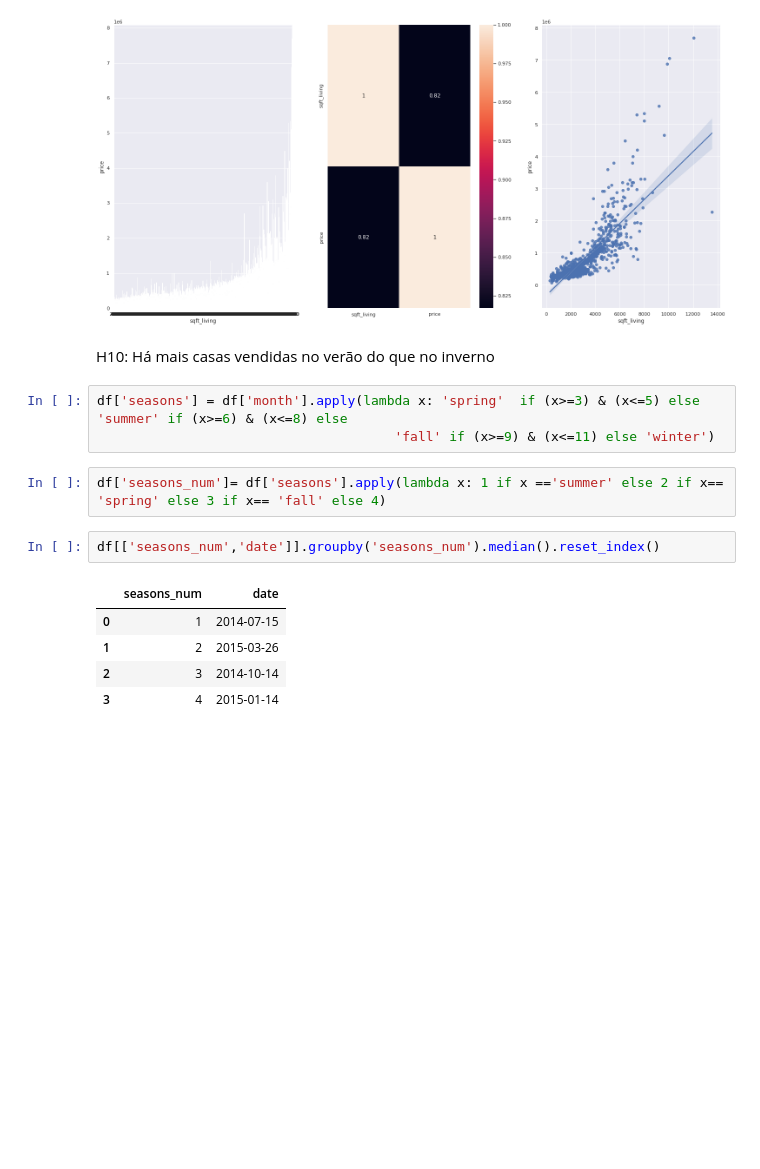
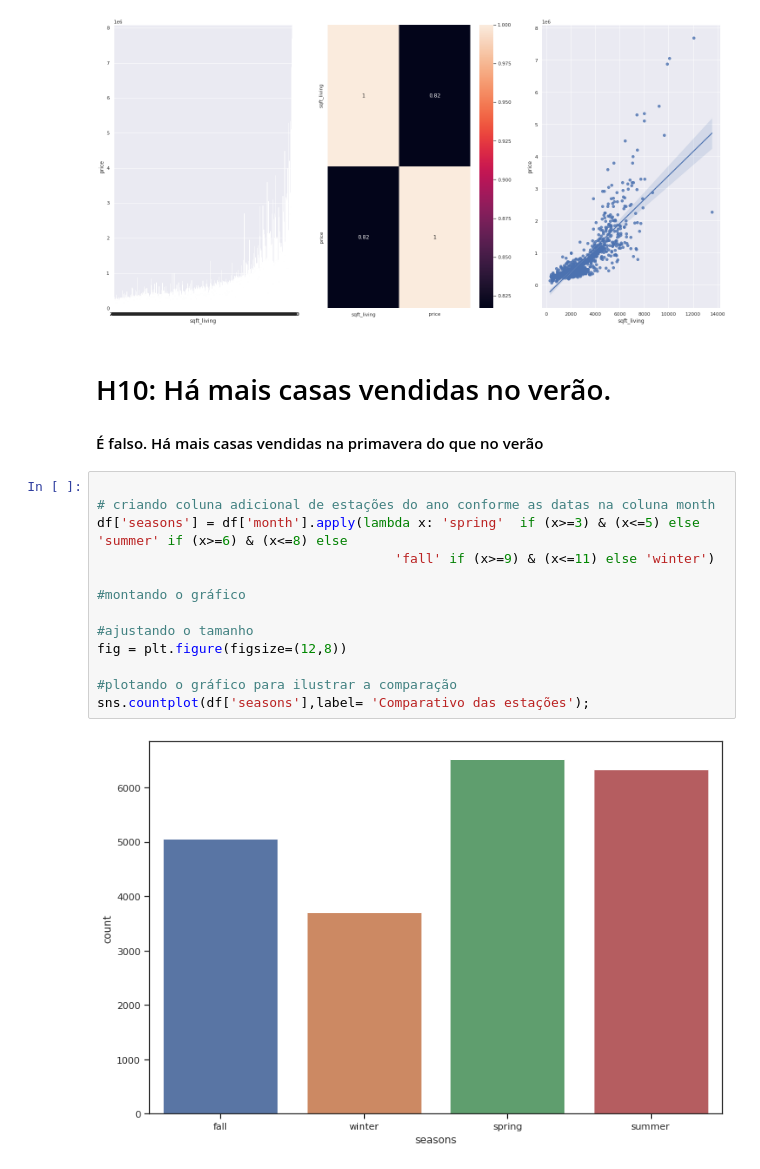
Before and after one commit to guiaraujofreitas/python_do_zero, a Jupyter notebook: Projetos_de_Insights_HouseRocket.ipynb, the cells around one changed output. Drawn from its saved outputs; the diff is of its cells as text; blank space fills up the shorter version.

```diff
--- a/Projetos_de_Insights_HouseRocket.ipynb
+++ b/Projetos_de_Insights_HouseRocket.ipynb
@@ -450,17 +467,21 @@ sns.regplot(x = 'sqft_living', y = 'price', data = df_h9);
 # %% [output]
 [figure]
 # %% [markdown]
-H10: Há mais casas vendidas no verão do que no inverno
+# H10: Há mais casas vendidas no verão.
+
+#### É falso. Há mais casas vendidas na primavera do que no verão
 # %%
+
+# criando coluna adicional de estações do ano conforme as datas na coluna month
 df['seasons'] = df['month'].apply(lambda x: 'spring'  if (x>=3) & (x<=5) else 'summer' if (x>=6) & (x<=8) else
                                       'fall' if (x>=9) & (x<=11) else 'winter')
+
+#montando o gráfico
+
+#ajustando o tamanho
+fig = plt.figure(figsize=(12,8))
+
+#plotando o gráfico para ilustrar a comparação
+sns.countplot(df['seasons'],label= 'Comparativo das estações');
+# %% [output]
+[figure, added]
-# %%
-df['seasons_num']= df['seasons'].apply(lambda x: 1 if x =='summer' else 2 if x== 'spring' else 3 if x== 'fall' else 4)
-# %%
-df[['seasons_num','date']].groupby('seasons_num').median().reset_index()
-# %% [output]
-|  | seasons_num | date |
-| 0 | 1 | 2014-07-15 |
-| 1 | 2 | 2015-03-26 |
-| 2 | 3 | 2014-10-14 |
-| 3 | 4 | 2015-01-14 |
```
Also changed, not shown: parts of 11 cells of this notebook.
